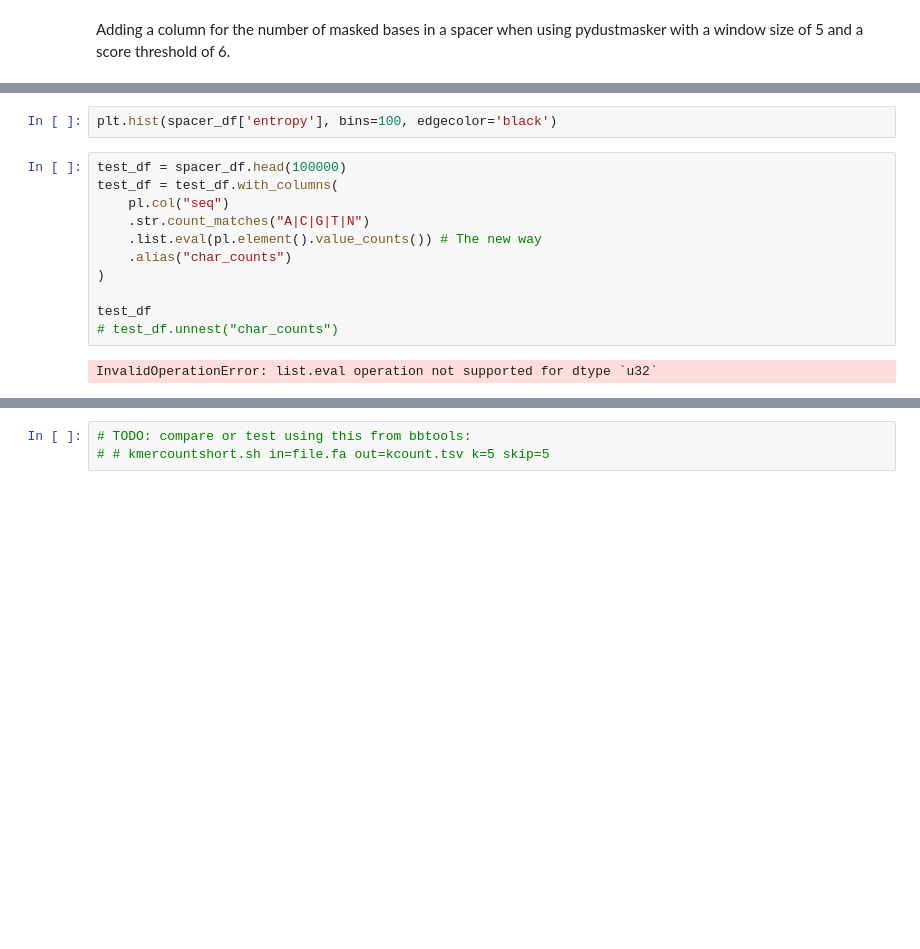
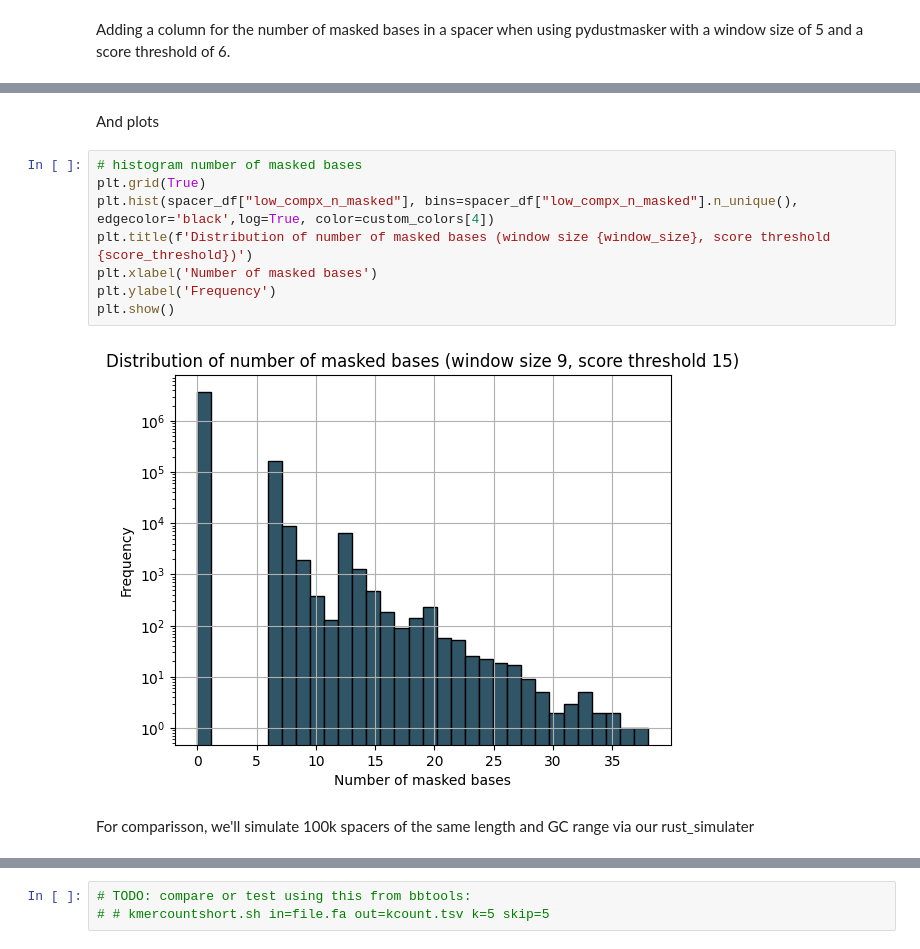
Before and after one commit to rickbeeloo/spacer_matching_bench, a Jupyter notebook: notebooks/real_spacer_inspection.ipynb, the cells around one changed output, grey strips where cells are left out. Saved outputs shown, nothing was run; the diff lists cells and outputs as text; blank space fills up the shorter version.

```diff
--- a/notebooks/real_spacer_inspection.ipynb
+++ b/notebooks/real_spacer_inspection.ipynb
@@ -755,15 +573,14 @@ shape: (100_000, 11)
-# %%
-plt.hist(spacer_df['entropy'], bins=100, edgecolor='black')
-# %%
-test_df = spacer_df.head(100000)
-test_df = test_df.with_columns(
-    pl.col("seq")
-    .str.count_matches("A|C|G|T|N")
-    .list.eval(pl.element().value_counts()) # The new way
-    .alias("char_counts")
-)
-
-test_df
-# test_df.unnest("char_counts")
-# %% [output]
-InvalidOperationError: list.eval operation not supported for dtype `u32`
+# %% [markdown]
+And plots
+# %%
+# histogram number of masked bases
+plt.grid(True)
+plt.hist(spacer_df["low_compx_n_masked"], bins=spacer_df["low_compx_n_masked"].n_unique(), edgecolor='black',log=True, color=custom_colors[4])
+plt.title(f'Distribution of number of masked bases (window size {window_size}, score threshold {score_threshold})')
+plt.xlabel('Number of masked bases')
+plt.ylabel('Frequency')
+plt.show()
+# %% [output]
+[figure, added]
+# %% [markdown]
+For comparisson, we'll simulate 100k spacers of the same length and GC range via our rust_simulater
```
Also changed, not shown: parts of 38 cells of this notebook, 12 other files.
